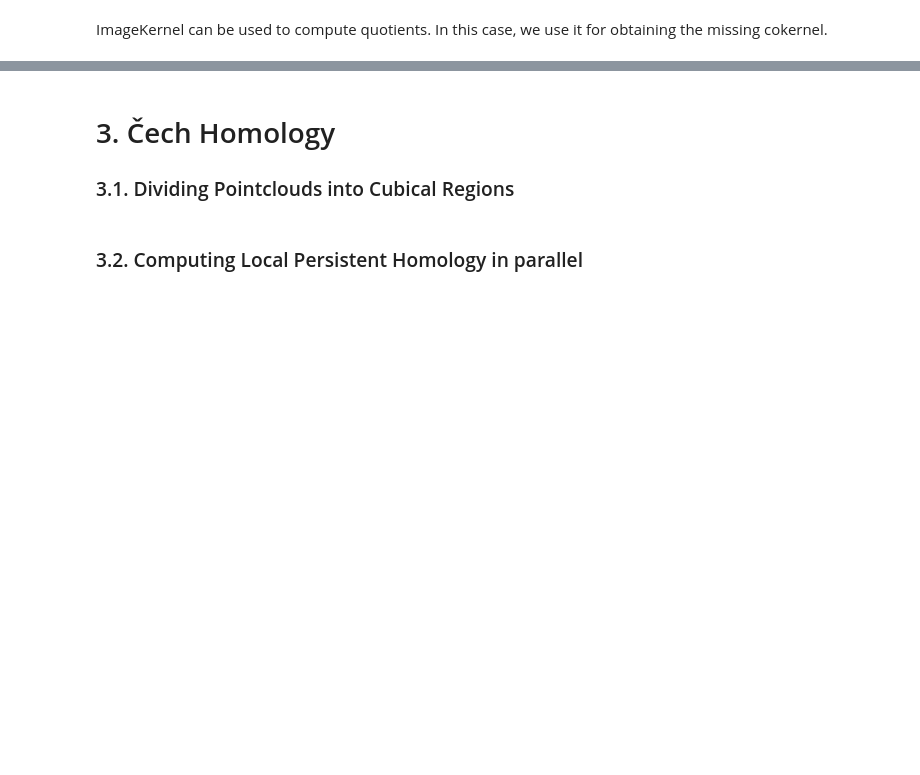
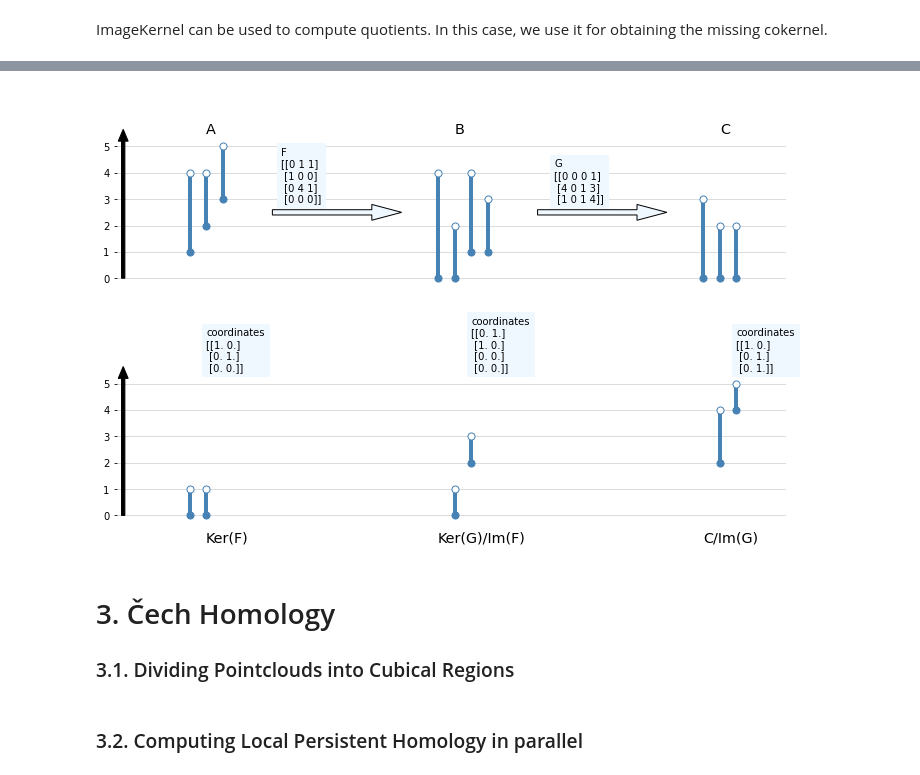
Before and after one commit to atorras1618/PerMaViss, a Jupyter notebook: examples/PerMaViss intro.ipynb, the cells around one changed output, grey strips where cells are left out. Drawn from its saved outputs; the diff is of its cells as text; code cells hidden in the pictures; blank space fills up the shorter version.

```diff
--- a/examples/PerMaViss intro.ipynb
+++ b/examples/PerMaViss intro.ipynb
@@ -509,3 +501,71 @@ plt.show()
+# %%
+A = barcode_basis([[1, 4], [2, 4], [3, 5]])
+B = barcode_basis([[0, 4], [0, 2], [1, 4], [1, 3]])
+C = barcode_basis([[0, 3], [0, 2], [0, 2]])
+Base = [Cpm,Bpm,Apm]
+F = np.array([[0, 1, 1], [1, 0, 0], [0, 4, 1], [0, 0, 0]])
+G = np.array([[0, 0, 0, 1], [4, 0, 1, 3], [1, 0, 1, 4]])
+D = [0, G, F]
+Hom, Im, PreIm = module_persistence_homology(D, Base, 5)
+
+fig = plt.figure(figsize=(12,8))
+ax0 = fig.add_subplot(2,1,1)
+ax1 = fig.add_subplot(2,1,2)
+
+# plot sequence A --> B --> C ##############################################################
+ax0.set(frame_on=False)
+ax0.grid(c='lightgray')
+ax0.arrow(0, 0, 0, 5.2, width=0.1, color='black', zorder=2.5)
+ax0.set_xticks([])
+ax0.set_yticks(range(6))
+ax0.set_xlim([-0.2,20])
+ax0.set_ylim([-0.5,7])
+# plot ker(f)
+x_pos = 2
+ax0.text(x_pos+0.5, 5.5, "A", fontsize='x-large')
+x_pos = plot_barcodes(A.barcode, x_pos, ax0, 'steelblue')
+x_pos+=1
+ax0.text(x_pos+0.25, 2.9, "F\n" + str(F), backgroundcolor='aliceblue', zorder=2)
+ax0.arrow(x_pos, 2.5, 3, 0, width=0.2, zorder=2.5, facecolor='aliceblue')
+# plot N
+x_pos+=5
+ax0.text(x_pos+0.5, 5.5, "B", fontsize='x-large')
+x_pos = plot_barcodes(B.barcode, x_pos, ax0, 'steelblue')
+ax0.text(x_pos+1.5, 2.9, "G\n" + str(G), backgroundcolor='aliceblue', zorder=2.5)
+ax0.arrow(x_pos+1, 2.5, 3, 0, width=0.2, zorder=2.5, facecolor='aliceblue')
+# plot N/f(M)
+x_pos+=6
+ax0.text(x_pos+0.5, 5.5, "C", fontsize='x-large')
+x_pos = plot_barcodes(C.barcode, x_pos, ax0, 'steelblue')# plot N/f(M)
+
+# plot sequence Ker(F) --> Ker(G)/Im(F) --> C/Im(G) ##############################################################
+ax1.set(frame_on=False)
+ax1.grid(c='lightgray')
+ax1.arrow(0, 0, 0, 5.2, width=0.1, color='black', zorder=2.5)
+ax1.set_xticks([])
+ax1.set_yticks(range(6))
+ax1.set_xlim([-0.2,20])
+ax1.set_ylim([-0.5,7])
+# plot ker(f)
+x_pos = 2
+ax1.text(x_pos+0.5, -1, "Ker(F)", fontsize='x-large')
+ax1.text(x_pos+0.5, 5.5, "coordinates\n" + str(Hom[0].coordinates), backgroundcolor='aliceblue')
+x_pos = plot_barcodes(Hom[0].barcode, x_pos, ax1, 'steelblue')
+x_pos+=1
+# plot N
+x_pos+=6
+ax1.text(x_pos-0.5, -1, "Ker(G)/Im(F)", fontsize='x-large')
+ax1.text(x_pos+0.5, 5.5, "coordinates\n" + str(Hom[1].coordinates), backgroundcolor='aliceblue')
+x_pos = plot_barcodes(Hom[1].barcode, x_pos, ax1, 'steelblue')
+# plot N/f(M)
+x_pos+=7
+ax1.text(x_pos-0.5, -1, "C/Im(G)", fontsize='x-large')
+ax1.text(x_pos+0.5, 5.5, "coordinates\n" + str(Hom[2].coordinates), backgroundcolor='aliceblue')
+x_pos = plot_barcodes(Hom[2].barcode, x_pos, ax1, 'steelblue')# plot N/f(M)
+
+plt.savefig("figures/persistence_module_homology.png", pad_inches=0.05, bbox_inches=None)
+# %% [output]
+[figure, added]
 # %% [markdown]
 # 3. Čech Homology
 
```
Also changed, not shown: parts of 5 cells of this notebook, 3 other files.
